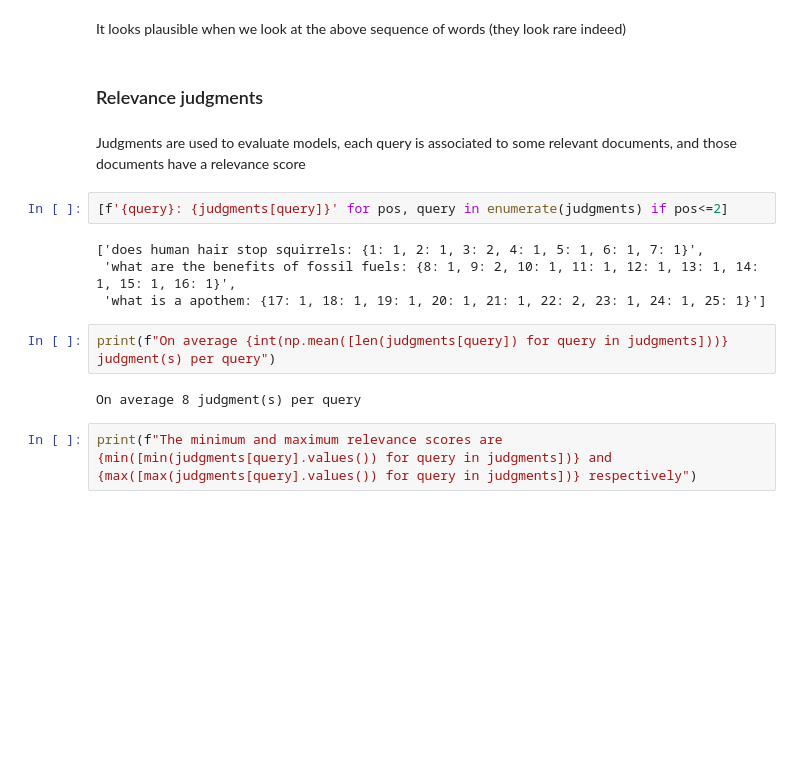
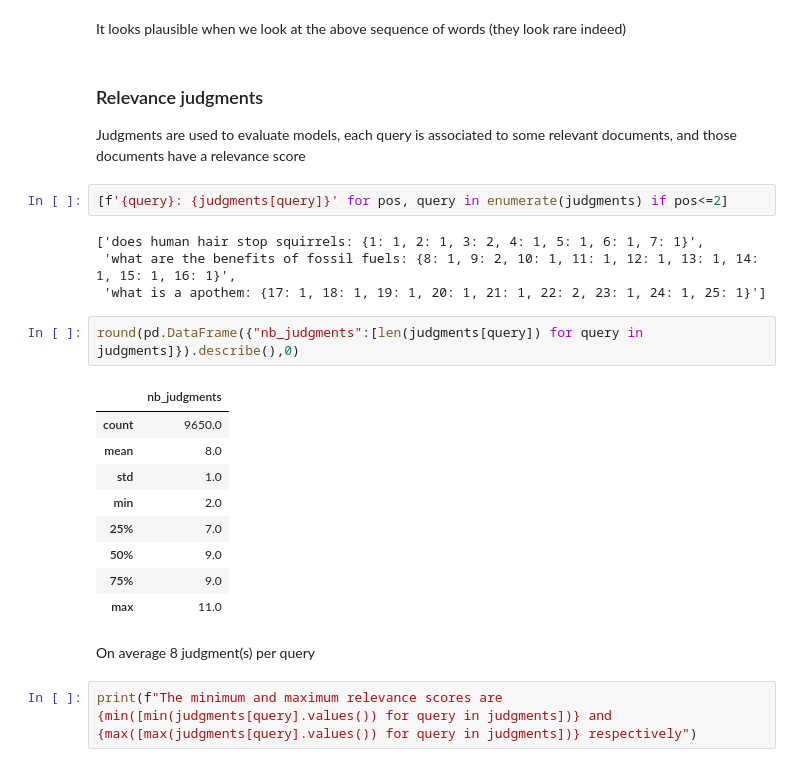
Before and after one commit to geosarr/search-engine, a Jupyter notebook: tutorial_search_engine.ipynb, the cells around one changed output. Drawn from its saved outputs; the diff is of its cells as text; blank space fills up the shorter version.

```diff
--- a/tutorial_search_engine.ipynb
+++ b/tutorial_search_engine.ipynb
@@ -144,9 +157,9 @@ inradius
 hypotenuse
 # %% [markdown]
 It looks plausible when we look at the above sequence of words (they look rare indeed)
-# %% [markdown]
-### Relevance judgments
 # %% [markdown]
+### Relevance judgments
+
 Judgments are used to evaluate models, each query is associated to some relevant documents, and those documents have a relevance score
 # %%
 [f'{query}: {judgments[query]}' for pos, query in enumerate(judgments) if pos<=2]
@@ -155,9 +168,19 @@ Judgments are used to evaluate models, each query is associated to some relevant
  'what are the benefits of fossil fuels: {8: 1, 9: 2, 10: 1, 11: 1, 12: 1, 13: 1, 14: 1, 15: 1, 16: 1}',
  'what is a apothem: {17: 1, 18: 1, 19: 1, 20: 1, 21: 1, 22: 2, 23: 1, 24: 1, 25: 1}']
 # %%
-print(f"On average {int(np.mean([len(judgments[query]) for query in judgments]))} judgment(s) per query")
+round(pd.DataFrame({"nb_judgments":[len(judgments[query]) for query in judgments]}).describe(),0)
 # %% [output]
-On average 8 judgment(s) per query
+|  | nb_judgments |
+| count | 9650.0 |
+| mean | 8.0 |
+| std | 1.0 |
+| min | 2.0 |
+| 25% | 7.0 |
+| 50% | 9.0 |
+| 75% | 9.0 |
+| max | 11.0 |
+# %% [markdown]
+On average 8 judgment(s) per query
 # %%
 print(f"The minimum and maximum relevance scores are {min([min(judgments[query].values()) for query in judgments])} and {max([max(judgments[query].values()) for query in judgments])} respectively")
 # %% [output]
```
Also changed, not shown: parts of 44 cells of this notebook.
